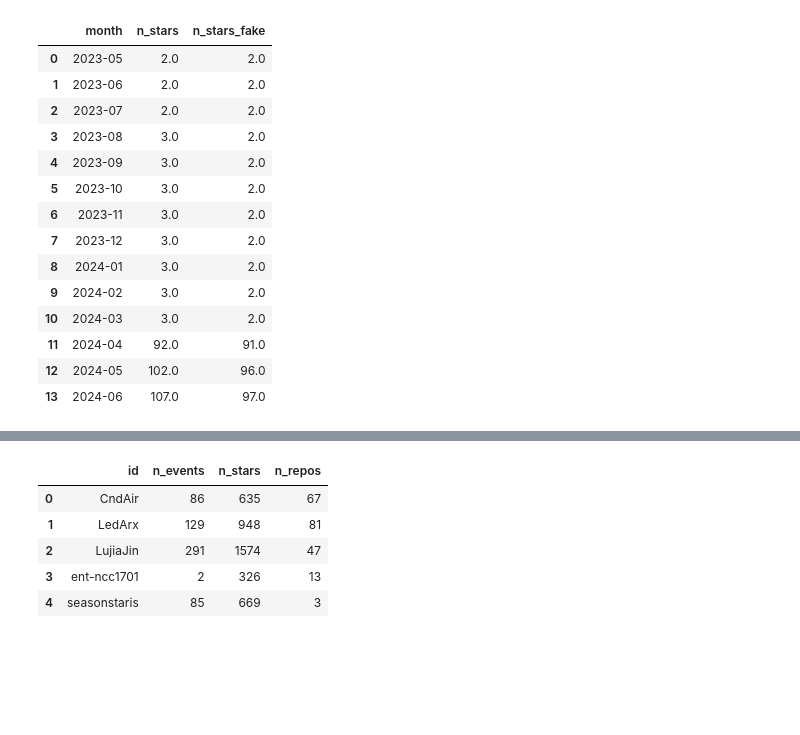
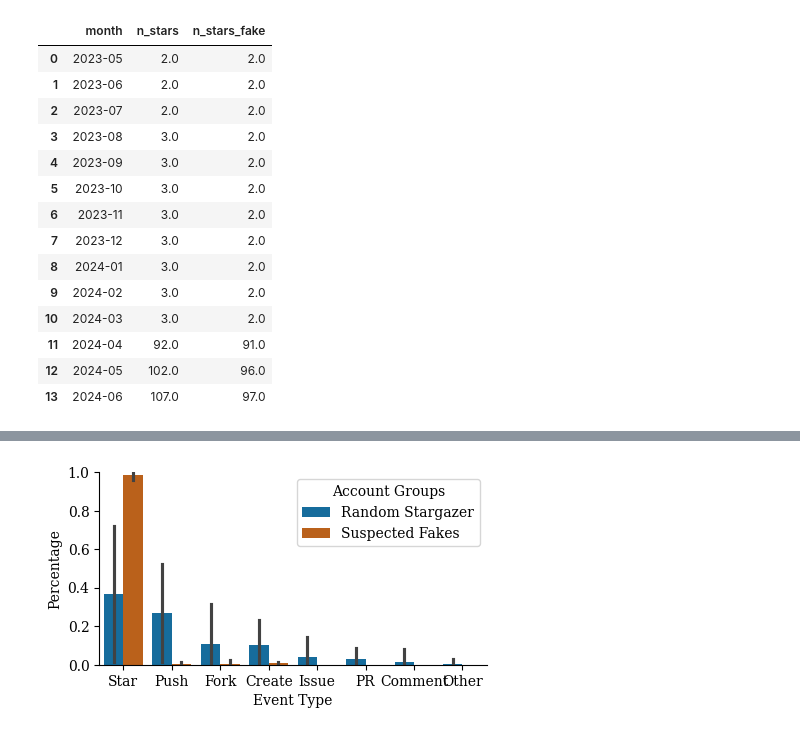
Before and after one commit to hehao98/StarScout, a Jupyter notebook: motivating-example.ipynb, the cells around one changed output, grey strips where cells are left out. Cells and saved outputs as stored; diff of their text form; code cells hidden in the pictures; blank space fills up the shorter version.

```diff
--- a/motivating-example.ipynb
+++ b/motivating-example.ipynb
@@ -115,25 +128,0 @@ fig.savefig("plots/example-timeline.png", bbox_inches="tight", dpi=300)
-# %%
-with pymongo.MongoClient(MONGO_URL) as client:
-    collection = client.fake_stars.clustered_stars
-    stargazers = pd.DataFrame(collection.find({"repo": repo_name}))
-github = Github(GITHUB_TOKENS[0])
-actors = []
-for actor in tqdm(stargazers[stargazers.clustered].actor):
-    info = github.get_user(actor)
-    actors.append(
-        {
-            "id": actor,
-            "n_events": info.get_events().totalCount,
-            "n_stars": info.get_starred().totalCount,
-            "n_repos": info.get_repos().totalCount,
-        }
-    )
-actors = pd.DataFrame(actors)
-actors.head()
-# %% [output]
-|  | id | n_events | n_stars | n_repos |
-| 0 | CndAir | 86 | 635 | 67 |
-| 1 | LedArx | 129 | 948 | 81 |
-| 2 | LujiaJin | 291 | 1574 | 47 |
-| 3 | ent-ncc1701 | 2 | 326 | 13 |
-| 4 | seasonstaris | 85 | 669 | 3 |
@@ -141,0 +159,24 @@ actors.to_csv("temp.csv", index=False)
+# %%
+data = pd.concat([sample_actors, fake_actors])
+data["event"] = data["event"].map(plot.shorten_gharchive_event)
+fig, ax = plt.subplots(figsize=(5, 2.5))
+sns.barplot(
+    x="event",
+    y="percentage",
+    data=data,
+    hue="group",
+    order=plot.EVENT_ORDER,
+    palette=["C0", "C2"],
+    errorbar="sd",
+    ax=ax,
+)
+ax.set_ylabel("Percentage")
+ax.set_xlabel("Event Type")
+ax.legend(title="Account Groups")
+ax.set_ylim(0, 1)
+ax.spines["top"].set_visible(False)
+ax.spines["right"].set_visible(False)
+#fig.autofmt_xdate()
+fig.savefig("plots/example-events.pdf", bbox_inches="tight", dpi=300)
+# %% [output]
+[figure, added]
```
Also changed, not shown: parts of 7 cells of this notebook, 8 other files.
